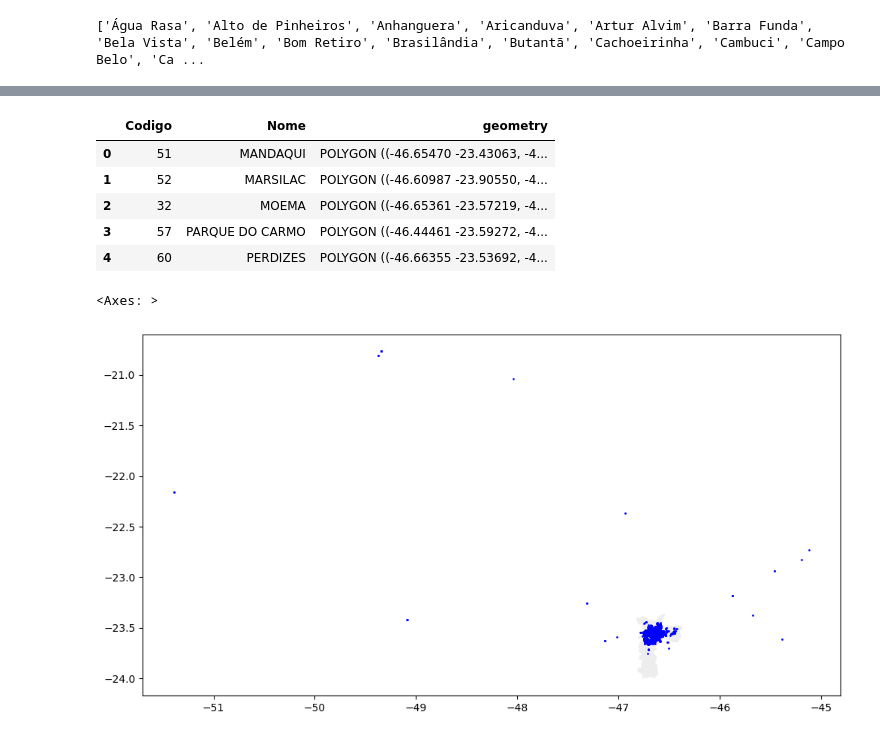
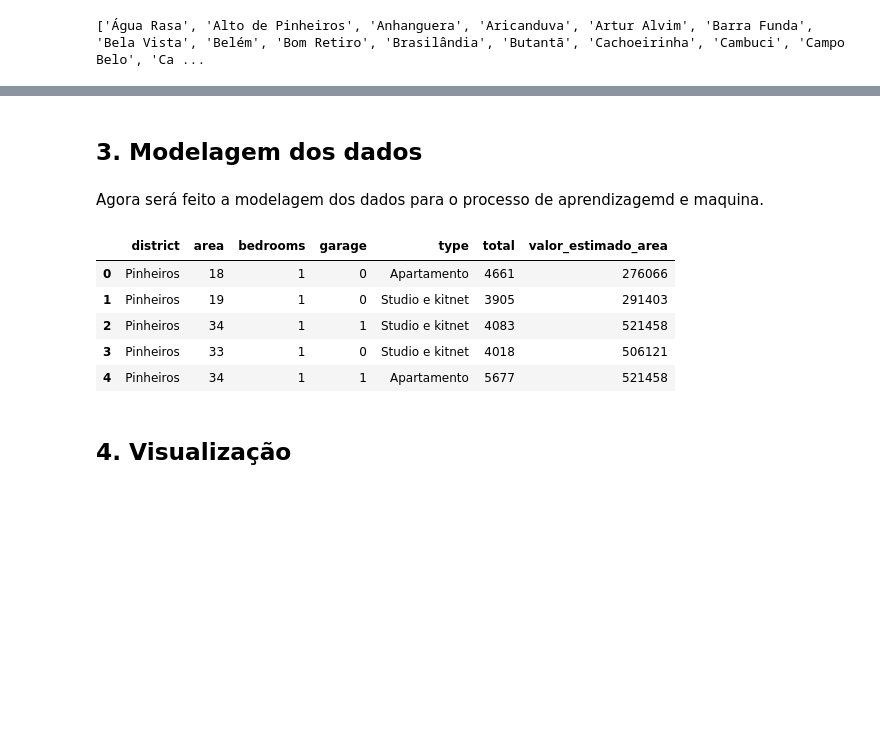
Before and after one commit to Caiombr/analise_dados_sp, a Jupyter notebook: saopaulo_precos.ipynb, the cells around one changed output, grey strips where cells are left out. Cells and saved outputs as stored; diff of their text form; code cells hidden in the pictures; blank space fills up the shorter version.

```diff
--- a/saopaulo_precos.ipynb
+++ b/saopaulo_precos.ipynb
@@ -256,22 +330,18 @@ memory usage: 327.1+ KB
+# %% [markdown]
+## 3\. Modelagem dos dados
+# %% [markdown]
+Agora será feito a modelagem dos dados para o processo de aprendizagemd e maquina.
+# %%
+data_1 = data.drop(['price_per_m2','rent','latitude','longitude'], axis=1)
+data_1.head()
+# %% [output]
+|  | district | area | bedrooms | garage | type | total | valor_estimado_area |
+| 0 | Pinheiros | 18 | 1 | 0 | Apartamento | 4661 | 276066 |
+| 1 | Pinheiros | 19 | 1 | 0 | Studio e kitnet | 3905 | 291403 |
+| 2 | Pinheiros | 34 | 1 | 1 | Studio e kitnet | 4083 | 521458 |
+| 3 | Pinheiros | 33 | 1 | 0 | Studio e kitnet | 4018 | 506121 |
+| 4 | Pinheiros | 34 | 1 | 1 | Apartamento | 5677 | 521458 |
+# %% [markdown]
+## 4\. Visualização
 # %%
-mapa = gpd.read_file("./DISTRITO_MUNICIPAL_SP_SMDU/DISTRITO_MUNICIPAL_SP_SMDUPolygon.shp")
-mapa.head()
+mapa = geopandas.read_file("./DISTRITO_MUNICIPAL_SP_SMDU/DISTRITO_MUNICIPAL_SP_SMDUPolygon.shp")
-# %% [output]
-|  | Codigo | Nome | geometry |
-| 0 | 51 | MANDAQUI | POLYGON ((-46.65470 -23.43063, -4... |
-| 1 | 52 | MARSILAC | POLYGON ((-46.60987 -23.90550, -4... |
-| 2 | 32 | MOEMA | POLYGON ((-46.65361 -23.57219, -4... |
-| 3 | 57 | PARQUE DO CARMO | POLYGON ((-46.44461 -23.59272, -4... |
-| 4 | 60 | PERDIZES | POLYGON ((-46.66355 -23.53692, -4... |
-# %%
-# cria o plot vazio
-fig, ax = plt.subplots(figsize = (12, 12))
-
-# plot mapa de São Paulo
-mapa.plot(ax=ax, alpha=0.4, color="lightgrey")
-
-gdf = gpd.GeoDataFrame(df_filtro, geometry=gpd.points_from_xy(df_filtro['coordinates'].apply(lambda x: x[1]), df_filtro['coordinates'].apply(lambda x: x[0])))
-gdf.plot(ax=ax, markersize=1, color="blue")
-# %% [output]
-<Axes: >
-[figure, removed]
```
Also changed, not shown: parts of 28 cells of this notebook, 2 other files.
